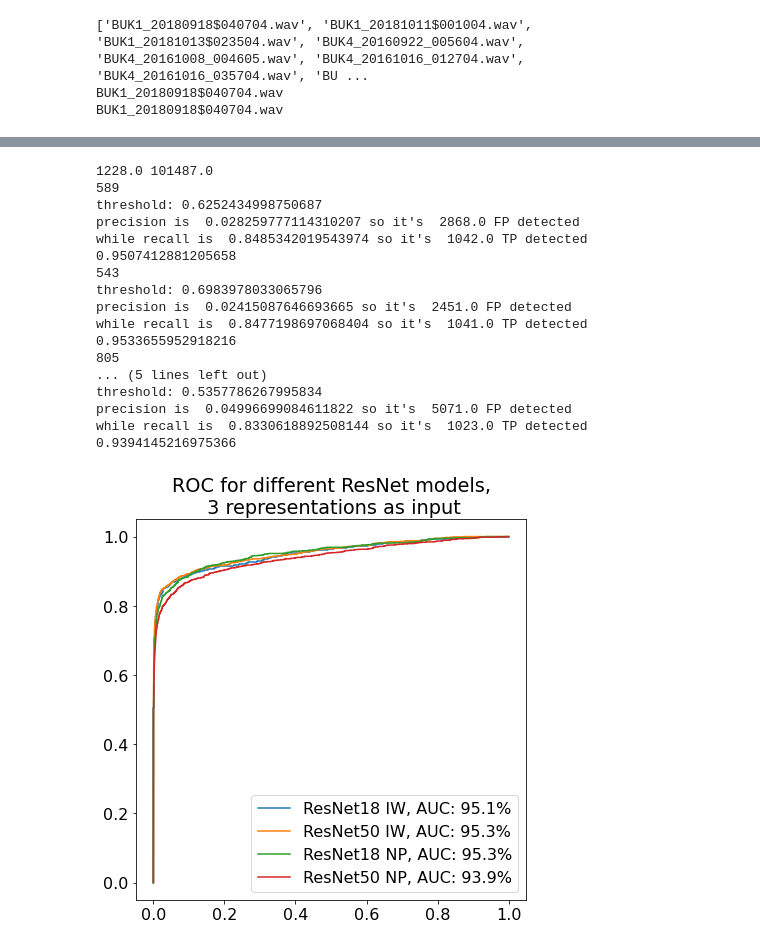
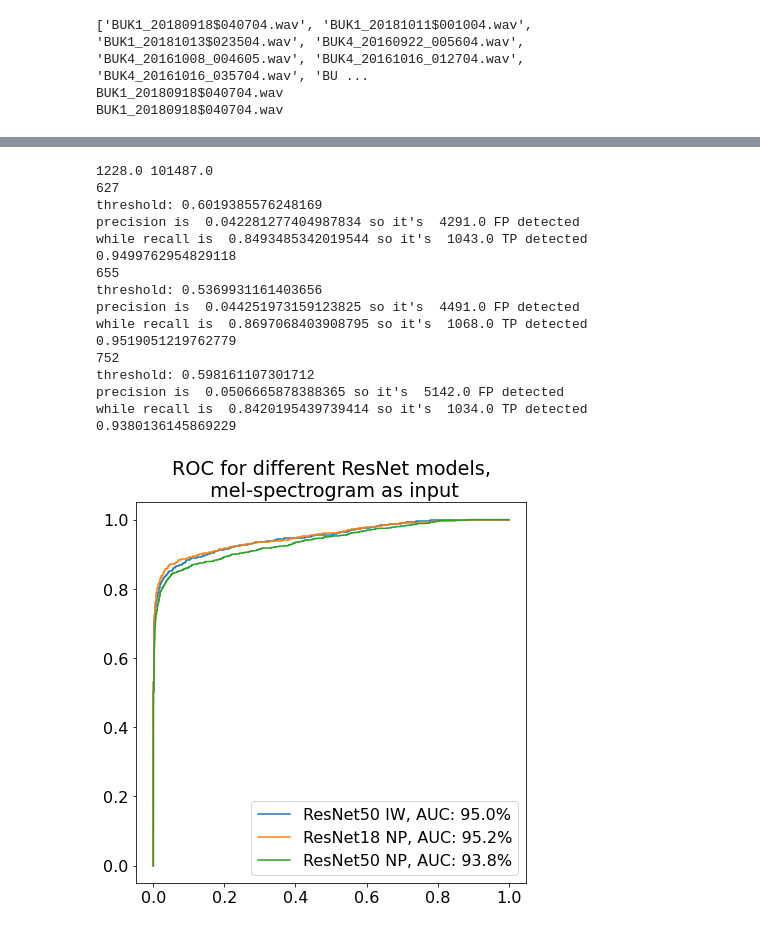
Before and after one commit to hannape/IBAC-Biodiv, a Jupyter notebook: FA_dorobienie_do_artykułu_.ipynb, the cells around one changed output, grey strips where cells are left out. Cells and saved outputs as stored; diff of their text form; code cells hidden in the pictures.

```diff
--- a/FA_dorobienie_do_artykułu_.ipynb
+++ b/FA_dorobienie_do_artykułu_.ipynb
@@ -436,7 +416,7 @@ print(np.shape(files_sorted))
 (94,)
 # %%
 ####################### !!!!!!!!!!!!
-the_same_3layers = 0 # te same czy nie te same. ZMIENIAĆ
+the_same_3layers = 1 # te same czy nie te same. ZMIENIAĆ
 
 ####################### !!!!!!!!!!!!!!!
 # %%
@@ -909,7 +889,7 @@ print(file_name)
 BUK1_20180918$040704.wav
 BUK1_20180918$040704.wav
 # %%
-model_path="drive/My Drive/models/transfer_learning_manytypes_3rep/2020-10-27/"
+model_path="drive/My Drive/models/transfer_learning_manytypes/2020-10-27/"
 opcje_modeli = [opcja0(), opcja1(),opcja2(),opcja3(),opcja4(),opcja5(),opcja6(),opcja7(),opcja8(),opcja9(),opcja10(),opcja11()]
 opcja_nr = 0
 au = []
@@ -989,7 +969,7 @@ treningowe, te same 3 warstwy? 0
 # %%
 
 #############################
-the_same_3layers = 0  # 1- tak, 0 -nie, spect, melspect, multitap
+the_same_3layers = 1  # 1- tak, 0 -nie, spect, melspect, multitap
 #############################
 print("na predykcji, te same 3 warstwy?",the_same_3layers)
 # %% [output]
@@ -1067,6 +1047,7 @@ for i in range(0,N_batches):                                          # trzeba p
   predictions1=[]
   predictions3=[]
   predictions5= []
+  all_indiv_preds = []
 
   ##
 
@@ -1095,8 +1076,8 @@ for i in range(0,N_batches):                                          # trzeba p
           out = clf(X.cuda())
           pred.append(torch.softmax(out, dim = 1)[:, 1].cpu().detach().numpy())
       pred = np.concatenate(pred, axis = 0)
-     # print("predykcja !!!!!!!!!!" +str(pred[0]))
-    #preds_ind5 = np.concatenate((preds_ind5,pred), axis = 0)
+      # print("predykcja !!!!!!!!!!" +str(pred[0]))
+      #preds_ind5 = np.concatenate((preds_ind5,pred), axis = 0)
       if j in all_indices5[t]:
         preds_ind5 = np.concatenate((preds_ind5,pred), axis = 0)
 
@@ -1113,7 +1094,11 @@ for i in range(0,N_batches):                                          # trzeba p
       #print("rozmiar predykcja: ", np.shape(pred), "rozmiar etykiet prawdziwych:",np.shape(y_tests))
       #print("rozmiar preds_ind3",np.shape(preds_ind3))
 
-
+    ###print('TUTAJ')
+    ###print(np.shape(preds_ind5))
+    ###all_indiv_preds[t]= np.concatenate((all_indiv_preds[t], preds_ind5.reshape(len(all_indices5[t]),rozmiar)), axis = 0)
+    ###print('all_indiv_preds[t] shape:')
+    ###print(np.shape(all_indiv_preds[t]))
     #print("zewn petla")
     #preds5 = (preds_ind5.reshape(len(ind5),rozmiar)).mean(axis=0)
     print("reshape 3 ",len(all_indices3[t]), rozmiar)
@@ -1225,53 +1223,56 @@ IndexError: ignored
 # %%
 from sklearn.metrics import roc_curve
 import matplotlib
 positives = sum(y_tests)
 negatives = len(y_tests) - positives
 print(positives, negatives)
 auc_s = []
 font = {'family' : 'normal',
         'size'   : 16}
 matplotlib.rc('font', **font)
 plt.figure(figsize=(7,7))
 
-for i in range(0,4):
+for i in range(0,3):
   fpr, tpr, thresholds = roc_curve(y_tests,predictions_five[i])
 
   optimal_idx = np.argmax(tpr - fpr)
   optimal_threshold = thresholds[optimal_idx]
   print(optimal_idx)
   print("threshold:", optimal_threshold)
   print("precision is ", fpr[optimal_idx], "so it's ", fpr[optimal_idx]*negatives, "FP detected")
   print("while recall is ", tpr[optimal_idx], "so it's ", tpr[optimal_idx]*positives, "TP detected")
   auc_score_3 = roc_auc_score(y_tests,predictions_five[i])
   print(auc_score_3)
   auc_s.append(auc_score_3)
 
   plt.plot(fpr, tpr)
 
-plt.legend(["ResNet18 IW, AUC: %.1f%%" % (auc_s[0]*100),
-            "ResNet50 IW, AUC: %.1f%%" % (auc_s[1]*100),
-            "ResNet18 NP, AUC: %.1f%%" % (auc_s[2]*100),
-            "ResNet50 NP, AUC: %.1f%%" % (auc_s[3]*100)])
-plt.title('ROC for different ResNet models,\n 3 representations as input')
+plt.legend(["ResNet50 IW, AUC: %.1f%%" % (auc_s[0]*100),
+            "ResNet18 NP, AUC: %.1f%%" % (auc_s[1]*100),
+            "ResNet50 NP, AUC: %.1f%%" % (auc_s[2]*100)])
+
+#plt.legend(["ResNet18 IW, AUC: %.1f%%" % (auc_s[0]*100),
+#            "ResNet50 IW, AUC: %.1f%%" % (auc_s[1]*100),
+#            "ResNet18 NP, AUC: %.1f%%" % (auc_s[2]*100),
+#            "ResNet50 NP, AUC: %.1f%%" % (auc_s[3]*100)])
+plt.title('ROC for different ResNet models,\n mel-spectrogram as input')
 #plt.show()
 plt.savefig('drive/My Drive/models/'+ str(datetime.datetime.now()) + '.svg')
 # %% [output]
 1228.0 101487.0
-589
-threshold: 0.6252434998750687
-precision is  0.028259777114310207 so it's  2868.0 FP detected
-while recall is  0.8485342019543974 so it's  1042.0 TP detected
-0.9507412881205658
-543
-threshold: 0.6983978033065796
-precision is  0.02415087646693665 so it's  2451.0 FP detected
-while recall is  0.8477198697068404 so it's  1041.0 TP detected
-0.9533655952918216
-805
-... (5 lines left out)
-threshold: 0.5357786267995834
-precision is  0.04996699084611822 so it's  5071.0 FP detected
-while recall is  0.8330618892508144 so it's  1023.0 TP detected
-0.9394145216975366
+627
+threshold: 0.6019385576248169
+precision is  0.042281277404987834 so it's  4291.0 FP detected
+while recall is  0.8493485342019544 so it's  1043.0 TP detected
+0.9499762954829118
+655
+threshold: 0.5369931161403656
+precision is  0.044251973159123825 so it's  4491.0 FP detected
+while recall is  0.8697068403908795 so it's  1068.0 TP detected
+0.9519051219762779
+752
+threshold: 0.598161107301712
+precision is  0.0506665878388365 so it's  5142.0 FP detected
+while recall is  0.8420195439739414 so it's  1034.0 TP detected
+0.9380136145869229
-[figure, old version]
+[figure, new version]
```
Also changed, not shown: parts of 11 cells of this notebook.
